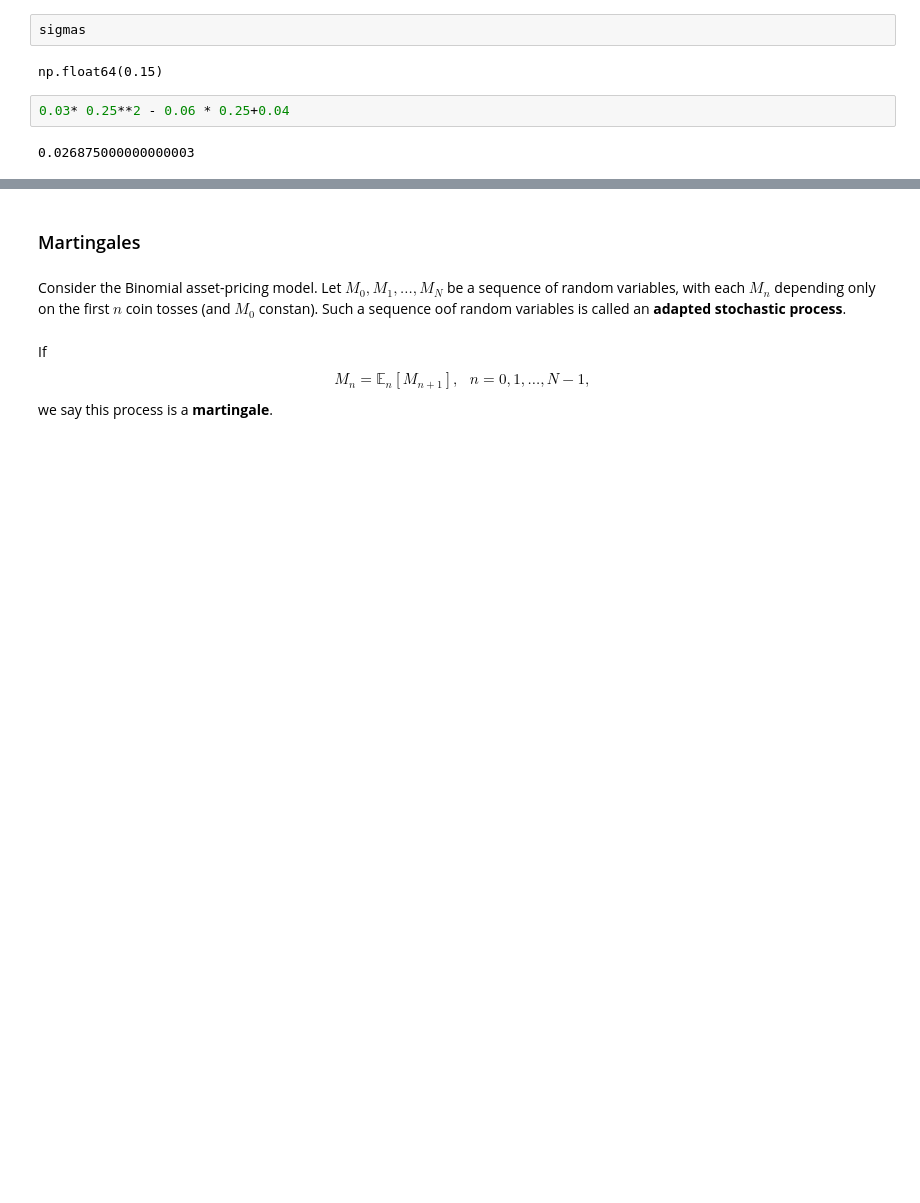
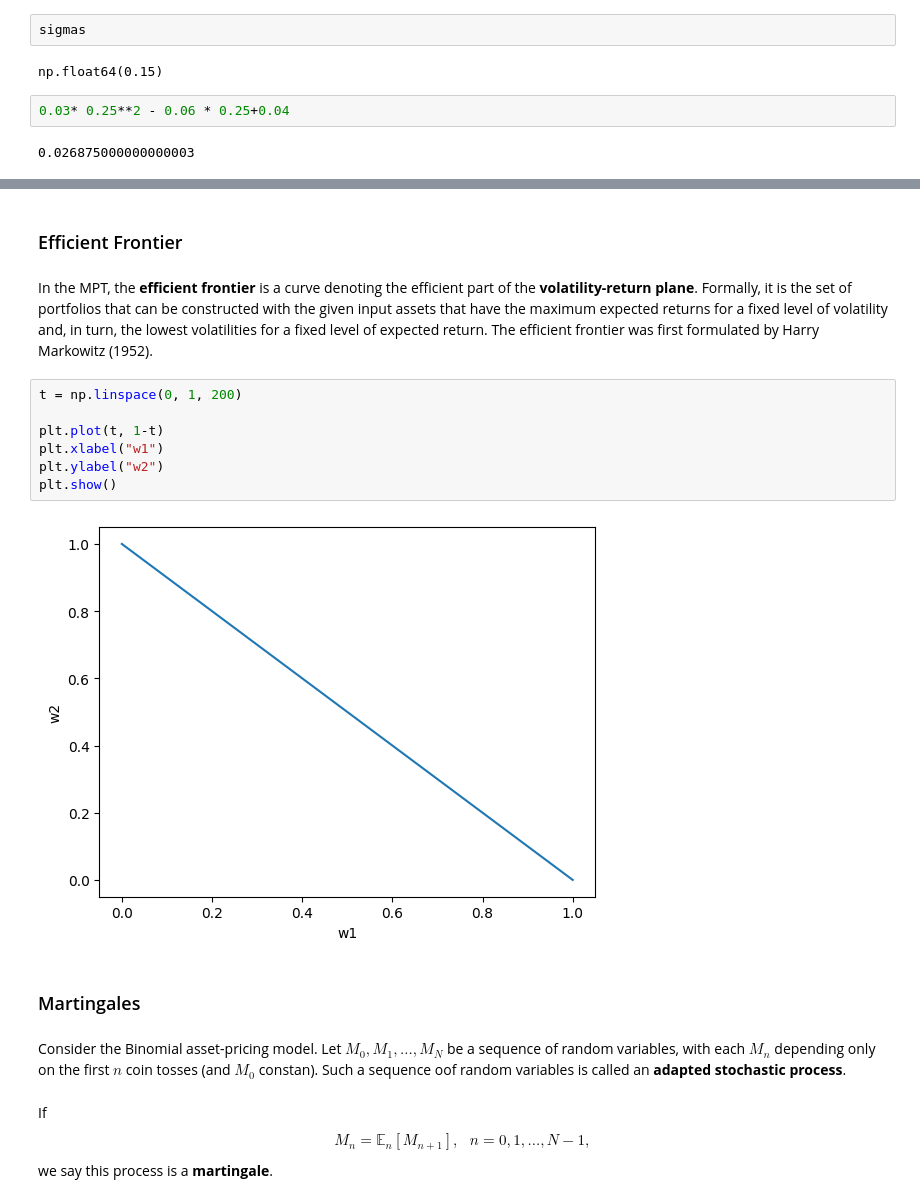
Before and after one commit to Bayan2019/kaz-gu, a Jupyter notebook: 01-ipynb/03-finance-statistics.ipynb, the cells around one changed output, grey strips where cells are left out. Drawn from its saved outputs; the diff is of its cells as text; blank space fills up the shorter version.

```diff
--- a/01-ipynb/03-finance-statistics.ipynb
+++ b/01-ipynb/03-finance-statistics.ipynb
@@ -738,3 +866,18 @@ np.float64(0.15)
+# %% [markdown]
+### Efficient Frontier
+# %% [markdown]
+In the MPT, the **efficient frontier** is a curve denoting the efficient part of the **volatility-return plane**.
+Formally, it is the set of portfolios that can be constructed with the given input assets that have the maximum expected returns for a fixed level of volatility and, in turn, the lowest volatilities for a fixed level of expected return.
+The efficient frontier was first formulated by Harry Markowitz (1952).
+# %%
+t = np.linspace(0, 1, 200)
+
+plt.plot(t, 1-t)
+plt.xlabel("w1")
+plt.ylabel("w2")
+plt.show()
+# %% [output]
+[figure, added]
 # %% [markdown]
 ### Martingales
 # %% [markdown]
```
Also changed, not shown: parts of 34 cells of this notebook, 1 other file.
